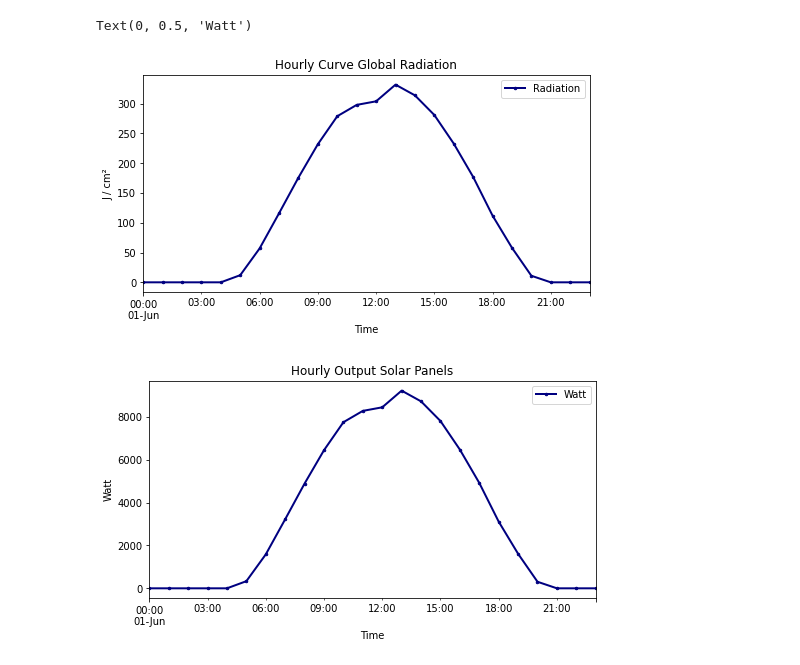
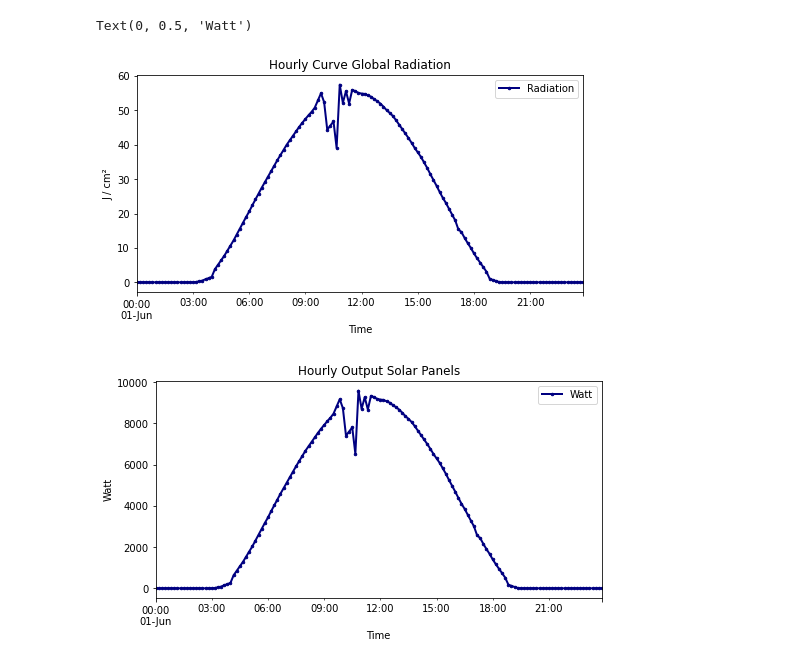
Before and after one commit to 7imo/green-k8s-energy-management, a Jupyter notebook: solardata.ipynb, the cells around one changed output. Saved outputs shown, nothing was run; the diff lists cells and outputs as text; code cells hidden in the pictures.

```diff
--- a/solardata.ipynb
+++ b/solardata.ipynb
@@ -3,34 +3,37 @@ import pandas as pd
 import matplotlib.pyplot as plt
 from datetime import datetime
 # %%
-f=open('data/produkt_st_stunde_19570101_20210831_05705.txt',"r")
+f=open('data/produkt_zehn_min_sd_20200101_20201231_05705.txt',"r")
 rows=f.readlines()
 result={}
 
+HOUR = 1000
+TEN_MINUTES = 6000
+
 for row in rows:
-    key = row.split(';')[8]
-    value = row.split(';')[5]
+    key = row.split(';')[1]
+    value = row.split(';')[4]
 
     if key.startswith('20200601'):
-        datetime_key = datetime.strptime(key, '%Y%m%d%H:%M')
+        datetime_key = datetime.strptime(key, '%Y%m%d%H%M')
         result[datetime_key] = value
 f.close()
 
 df = pd.DataFrame.from_dict(result, orient='index', columns=['Radiation'])
 df['Radiation'] =  pd.to_numeric(df['Radiation'])
 
 ax = df.plot(lw=2, colormap='jet', marker='.', markersize=5, title='Hourly Curve Global Radiation', figsize=(8, 4))
 ax.set_xlabel("Time")
 ax.set_ylabel("J / cm²")
 
 watt = df
-# / 1000 to convert from J/cm² to kJ/cm² then * 2.78 to convert to kWh/m², then / 1000 to convert to Wh/m² and * 10 kWpeak
-watt['Watt'] =  watt['Radiation'] / 1000 * 2.78 * 1000 * 10
+# / 1000 to convert from J/cm² to kJ/cm² then * 2.78 to convert to kWh/m², then * 10 kWpeak and * 1000 (6000) to convert to Wh/m² (W10Min/m²)
+watt['Watt'] =  watt['Radiation'] / 1000 * 2.78 * 10 * TEN_MINUTES
 del watt['Radiation']
 ax = watt.plot(lw=2, colormap='jet', marker='.', markersize=5, title='Hourly Output Solar Panels', figsize=(8, 4))
 ax.set_xlabel("Time")
 ax.set_ylabel("Watt")
 # %% [output]
 Text(0, 0.5, 'Watt')
-[figure, old version]
+[figure, new version]
-[figure, old version]
+[figure, new version]
```
Also changed, not shown: 4 other files.
